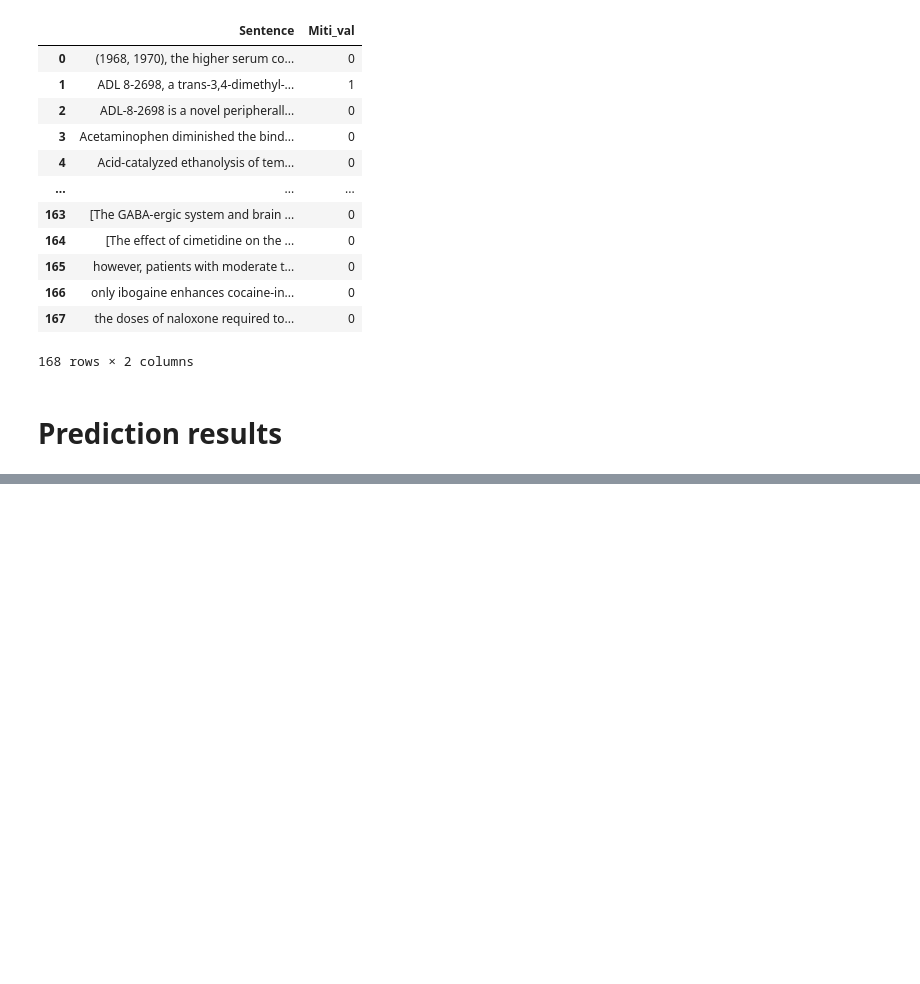
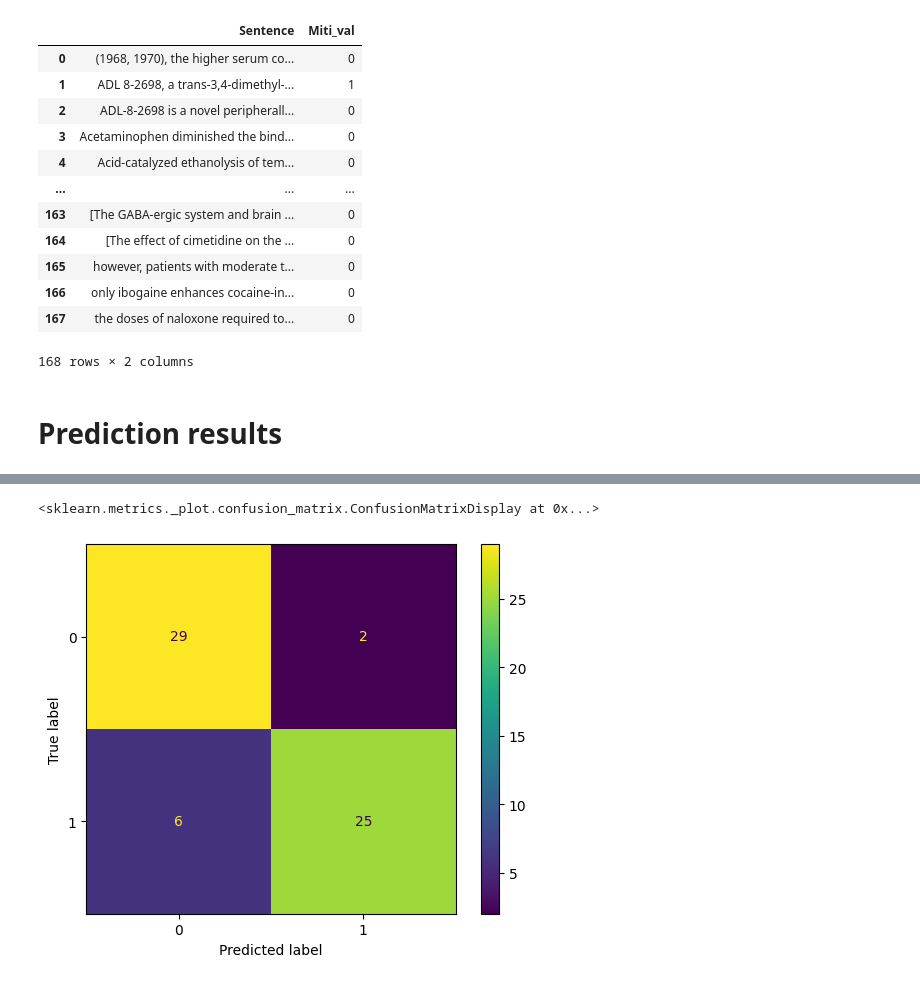
Before and after one commit to weiruhan/Medline-corpus, a Jupyter notebook: mitigation.ipynb, the cells around one changed output, grey strips where cells are left out. Cells and saved outputs as stored; diff of their text form; code cells hidden in the pictures; blank space fills up the shorter version.

```diff
--- a/mitigation.ipynb
+++ b/mitigation.ipynb
@@ -109,3 +105,20 @@ miti_pred
+# %%
+import matplotlib.pyplot as plt
+from sklearn import metrics
+
+val_dict = {"no":0,"yes":1}
+actual = miti_pred.Miti_val
+predicted = miti_pred['chatgpt 4'].map(val_dict)
+
+confusion_matrix = metrics.confusion_matrix(actual, predicted)
+
+cm_display = metrics.ConfusionMatrixDisplay(confusion_matrix = confusion_matrix, display_labels = [0, 1])
+
+cm_display.plot()
+plt.show()
+# %% [output]
+<sklearn.metrics._plot.confusion_matrix.ConfusionMatrixDisplay at 0x...>
+[figure, added]
 # %%
 import matplotlib.pyplot as plt
 from sklearn import metrics
```
Also changed, not shown: parts of 5 cells of this notebook, 5 other files.
